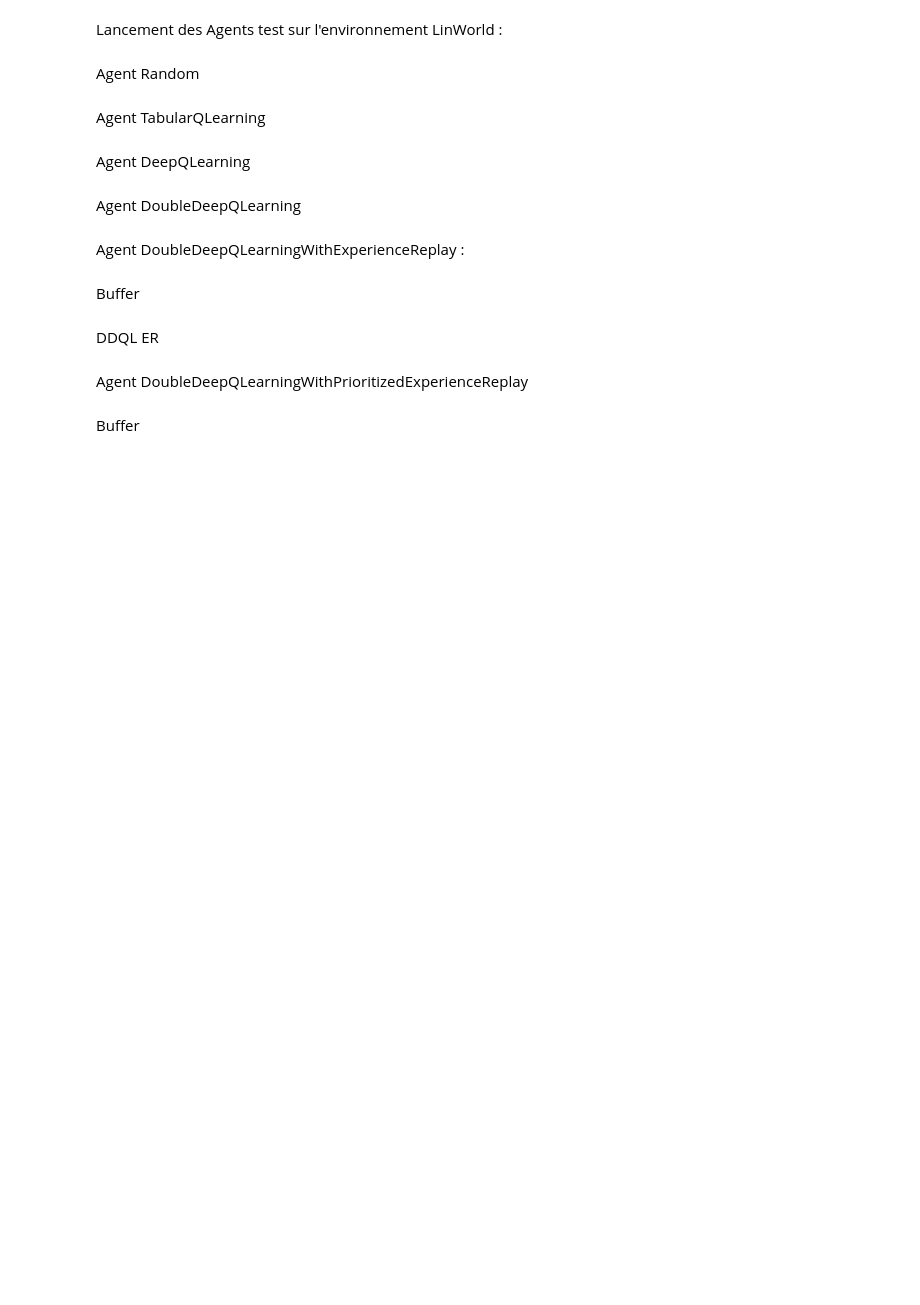
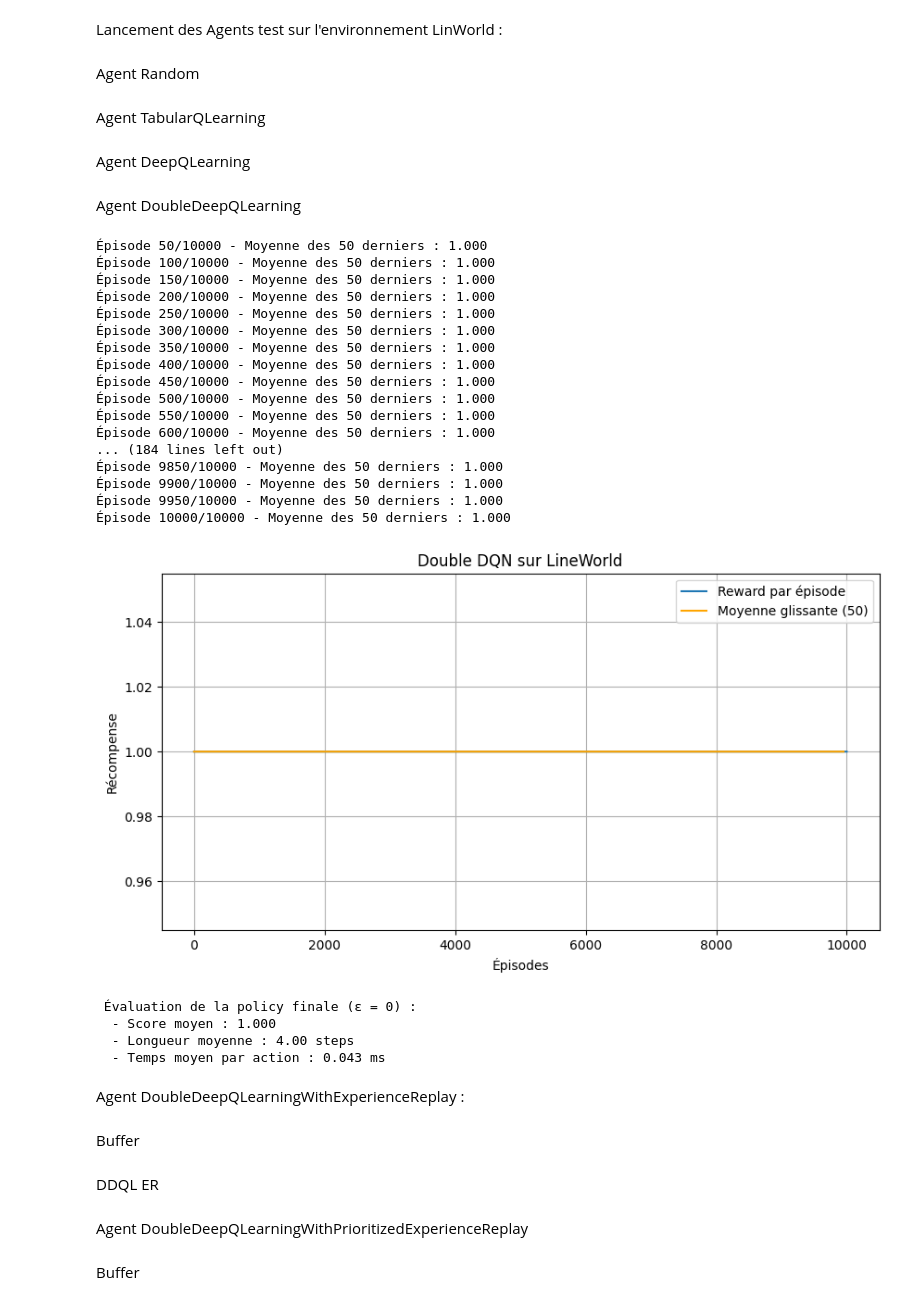
Before and after one commit to Enzo-kalychurn/DRL_project, a Jupyter notebook: Env_LineWorld.ipynb, the cells around one changed output. Drawn from its saved outputs; the diff is of its cells as text; code cells hidden in the pictures; blank space fills up the shorter version.

Commit message:
Feat: add ficherr de result / fix de la consigne eval_policy

```diff
--- a/Env_LineWorld.ipynb
+++ b/Env_LineWorld.ipynb
@@ -38,11 +39,11 @@ Agent Random
 # %%
 import random
 
-def run_random_agent(env, num_episodes=1000):
+def run_random_agent(env, episodes=1000):
     total_rewards = []
     total_steps = []
 
-    for episode in range(num_episodes):
+    for episode in range(episodes):
         state = env.reset()
         done = False
         episode_reward = 0
@@ -57,13 +58,12 @@ def run_random_agent(env, num_episodes=1000):
         total_rewards.append(episode_reward)
         total_steps.append(steps)
 
-    avg_reward = sum(total_rewards) / num_episodes
-    avg_steps = sum(total_steps) / num_episodes
+    avg_reward = sum(total_rewards) / episodes
+    avg_steps = sum(total_steps) / episodes
     print(f"Random Agent on LineWorld ({env.length} states)")
     print(f"Average reward: {avg_reward:.2f}")
     print(f"Average episode length: {avg_steps:.2f} steps")
 
-# Exécution
 if __name__ == "__main__":
     env = LineWorld(length=5)
     run_random_agent(env)
@@ -74,7 +74,7 @@ import random
 from collections import defaultdict
 
 class TabularQLearningAgent:
-    def __init__(self, n_states, n_actions, alpha=0.1, gamma=0.99, epsilon=0.1):
+    def __init__(self, n_states, n_actions, alpha=0.1, gamma=0.99, epsilon=0.9):
         self.q_table = defaultdict(lambda: np.zeros(n_actions))
         self.alpha = alpha
         self.gamma = gamma
@@ -187,8 +306,10 @@ def plot_rewards(rewards, title="Récompense par épisode"):
 if __name__ == "__main__":
     env = LineWorld(length=5)
     agent = DQNAgent(state_dim=1, n_actions=2)
-    rewards = train_dqn(agent, env, episodes=500)
+    rewards = train_dqn(agent, env, episodes=1000)
     plot_rewards(rewards, title="DQN sur LineWorld")
+
+    evaluate_policy(agent, env, n_eval_episodes=100)
 # %% [markdown]
 Agent DoubleDeepQLearning
 # %%
@@ -232,19 +353,18 @@ class DoubleDQNAgent:
         if random.random() < self.epsilon:
             return random.randint(0, self.n_actions - 1)
         with torch.no_grad():
-            state_tensor = torch.FloatTensor([state])
+            state_tensor = torch.tensor([state], dtype=torch.float32).unsqueeze(0)
             q_values = self.policy_net(state_tensor)
             return torch.argmax(q_values).item()
 
     def learn(self, state, action, reward, next_state, done):
-        state_tensor = torch.FloatTensor([state])
-        next_state_tensor = torch.FloatTensor([next_state])
-        reward_tensor = torch.tensor(reward)
-        done_tensor = torch.tensor(done, dtype=torch.float32)
+        state_tensor = torch.tensor(state, dtype=torch.float32).unsqueeze(0)
+        next_state_tensor = torch.tensor(next_state, dtype=torch.float32).unsqueeze(0)
+        reward_tensor = torch.tensor(reward, dtype=torch.float32)
+
 
         current_q = self.policy_net(state_tensor)[0][action]
 
-        # Double DQN trick
         with torch.no_grad():
             next_action = torch.argmax(self.policy_net(next_state_tensor), dim=1)
             next_q = self.target_net(next_state_tensor)[0][next_action]
@@ -265,3 +443,45 @@ class DoubleDQNAgent:
+# %%
+def plot_rewards(rewards, title="Double DQN - Rewards over episodes"):
+    plt.figure(figsize=(10, 5))
+    plt.plot(rewards, label="Reward par épisode")
+    plt.plot(np.convolve(rewards, np.ones(50)/50, mode="valid"),
+             label="Moyenne glissante (50)", color="orange")
+    plt.title(title)
+    plt.xlabel("Épisodes")
+    plt.ylabel("Récompense")
+    plt.legend()
+    plt.grid()
+    plt.show()
+
+env = LineWorld(length=5)
+agent = DoubleDQNAgent(state_dim=1, n_actions=2)
+
+agent, rewards, steps = trainDoubleDQNAgent(env, agent, episodes=1000)
+plot_rewards(rewards, title="Double DQN sur LineWorld")
+evaluateDoubleDQNPolicy(agent, env, episodes=100)
+# %% [output]
+Épisode 50/10000 - Moyenne des 50 derniers : 1.000
+Épisode 100/10000 - Moyenne des 50 derniers : 1.000
+Épisode 150/10000 - Moyenne des 50 derniers : 1.000
+Épisode 200/10000 - Moyenne des 50 derniers : 1.000
+Épisode 250/10000 - Moyenne des 50 derniers : 1.000
+Épisode 300/10000 - Moyenne des 50 derniers : 1.000
+Épisode 350/10000 - Moyenne des 50 derniers : 1.000
+Épisode 400/10000 - Moyenne des 50 derniers : 1.000
+Épisode 450/10000 - Moyenne des 50 derniers : 1.000
+Épisode 500/10000 - Moyenne des 50 derniers : 1.000
+Épisode 550/10000 - Moyenne des 50 derniers : 1.000
+Épisode 600/10000 - Moyenne des 50 derniers : 1.000
+... (184 lines left out)
+Épisode 9850/10000 - Moyenne des 50 derniers : 1.000
+Épisode 9900/10000 - Moyenne des 50 derniers : 1.000
+Épisode 9950/10000 - Moyenne des 50 derniers : 1.000
+Épisode 10000/10000 - Moyenne des 50 derniers : 1.000
+[figure, added]
+ Évaluation de la policy finale (ε = 0) :
+  - Score moyen : 1.000
+  - Longueur moyenne : 4.00 steps
+  - Temps moyen par action : 0.043 ms
 # %% [markdown]
 Agent DoubleDeepQLearningWithExperienceReplay :
 # %% [markdown]
```
Also changed, not shown: parts of 5 cells of this notebook, 1 other file.
